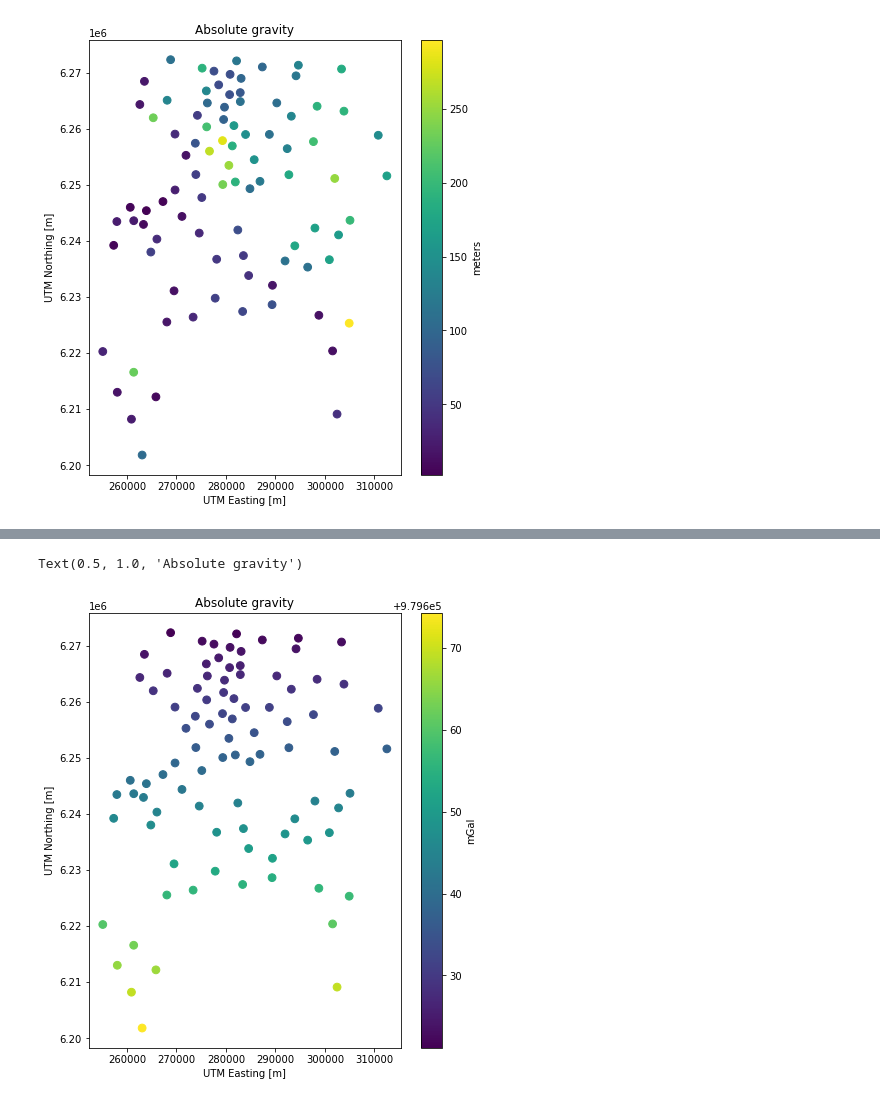
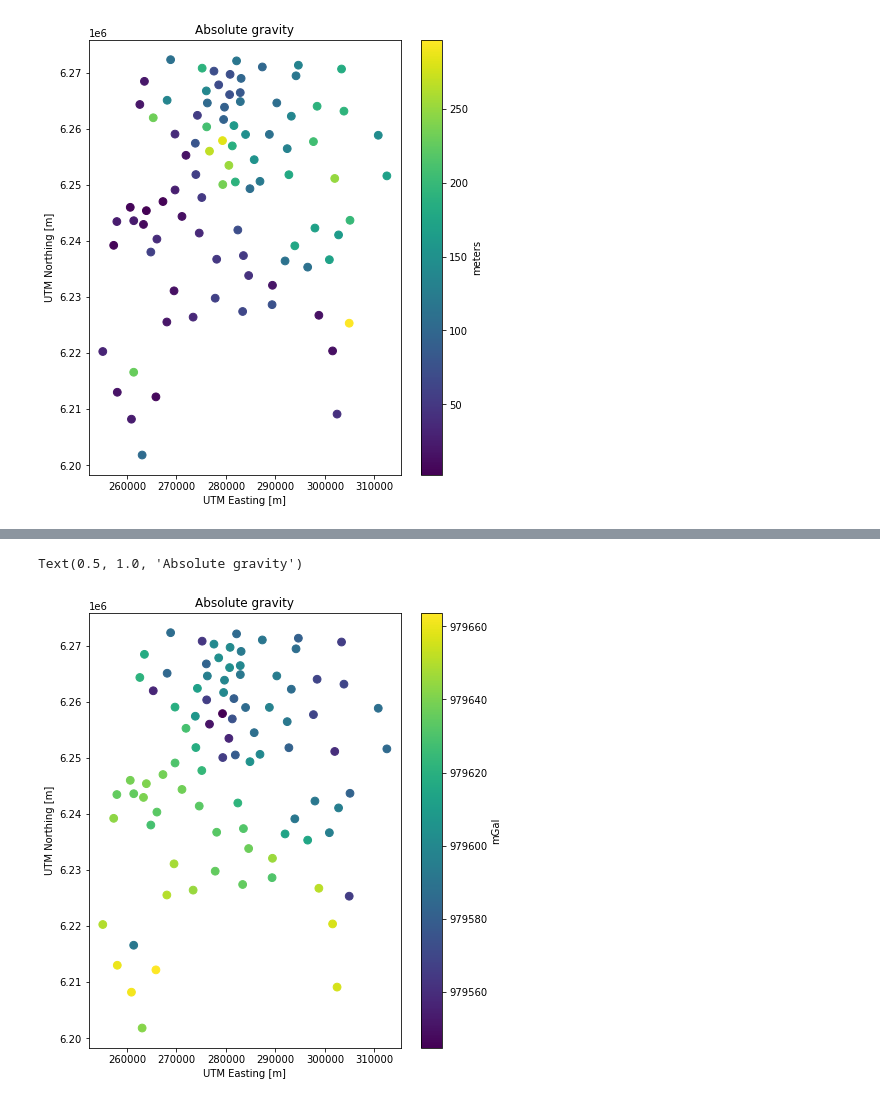
Before and after one commit to leouieda/gravity-processing, a Jupyter notebook: practicals/practical2-solution.ipynb, the cells around one changed output, grey strips where cells are left out. Saved outputs shown, nothing was run; the diff lists cells and outputs as text; code cells hidden in the pictures.

```diff
--- a/practicals/practical2-solution.ipynb
+++ b/practicals/practical2-solution.ipynb
@@ -168,7 +170,20 @@ gamma_pole = 9.8321849379
 # %%
-cos_lat2 = np.cos(np.radians(latitude)) ** 2
-sin_lat2 = np.sin(np.radians(latitude)) ** 2
-normal_gravity_surface = 1e5 * (
-    (semimajor * gamma_equator * cos_lat2 + semiminor * gamma_pole * sin_lat2) /
-    np.sqrt(semimajor ** 2 * cos_lat2 + semiminor ** 2 * sin_lat2)
-)
+def somigliana(latitude):
+    """
+    Calculate normal gravity using the Somigliana equation.
+    The ellipsoid used is WGS84.
+    """
+    semimajor = 6_378_137
+    semiminor = 6_356_752
+    # Convert to m/s² so the units are compatible
+    gamma_equator = 9.7803253359
+    gamma_pole = 9.8321849379
+    # Calculate these in advance since we use them twice
+    cos_lat2 = np.cos(np.radians(latitude)) ** 2
+    sin_lat2 = np.sin(np.radians(latitude)) ** 2
+    normal_gravity_surface = (
+        (semimajor * gamma_equator * cos_lat2 + semiminor * gamma_pole * sin_lat2) /
+        np.sqrt(semimajor ** 2 * cos_lat2 + semiminor ** 2 * sin_lat2)
+    )
+    # Convert from m/s² to mGal before returning
+    return normal_gravity_surface * 1e5
@@ -174,0 +232,11 @@ normal_gravity_surface = 1e5 * (
+# %%
+def somigliana_with_height(latitude, height):
+    """
+    Calculate normal gravity at the given latitude and height.
+    Uses the Somgliana equation to calculate on the surface of
+    the ellipsoid and the free-air correction to upward continue
+    to the given height.
+    """
+    gamma_0 = somigliana(latitude)
+    gamma = gamma_0 - 0.3086 * height
+    return gamma
@@ -175,10 +266,12 @@ normal_gravity_surface = 1e5 * (
+# %%
+normal_gravity = somigliana_with_height(latitude, elevation)
 # %%
 plt.figure(figsize=(7, 8))
-plt.scatter(easting, northing, c=normal_gravity_surface, s=60)
+plt.scatter(easting, northing, c=normal_gravity, s=60)
 plt.colorbar(label="mGal")
 plt.xlabel("UTM Easting [m]")
 plt.ylabel("UTM Northing [m]")
 plt.title("Absolute gravity")
 # %% [output]
 Text(0.5, 1.0, 'Absolute gravity')
-[figure, old version]
+[figure, new version]
```
Also changed, not shown: parts of 25 cells of this notebook, 1 other file.
